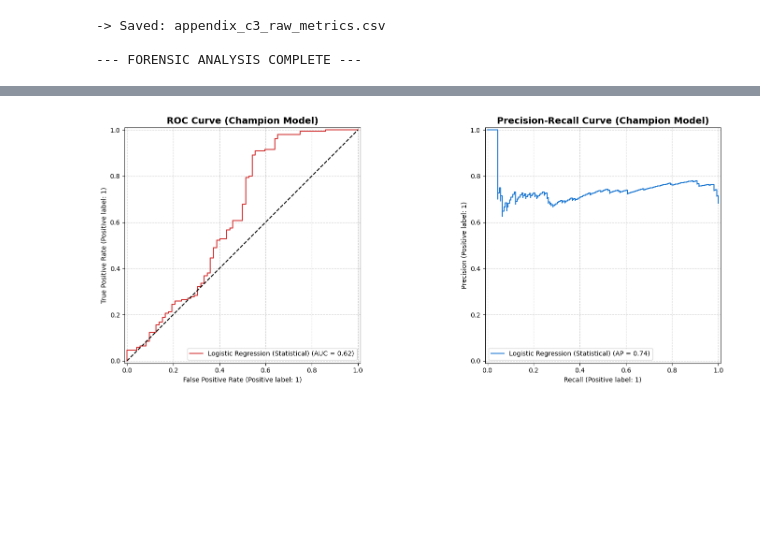
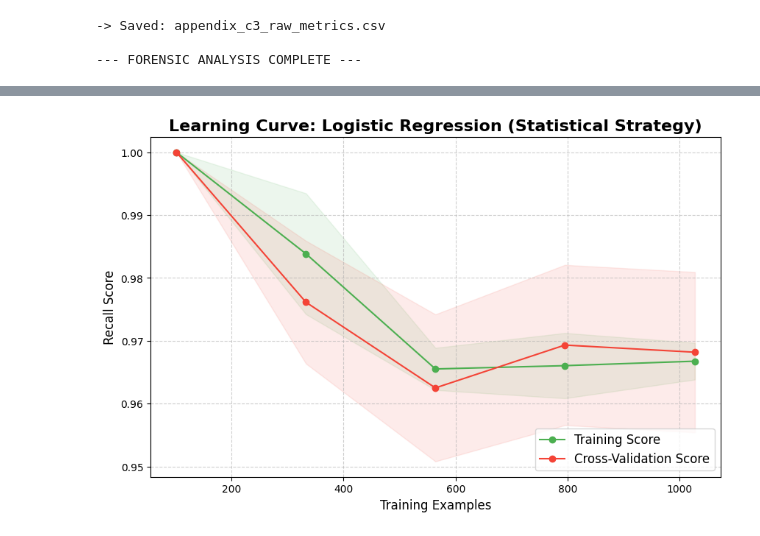
Before and after one commit to Ink-Falls/Thesis2_repo, a Jupyter notebook: notebooks/03.5_forensic_analysis_and_artifact_generation.ipynb, the cells around one changed output, grey strips where cells are left out. Saved outputs shown, nothing was run; the diff lists cells and outputs as text; code cells hidden in the pictures; blank space fills up the shorter version.

Commit message:
Added a learning curve for training and cross-validation to ensure model is not overfitting

```diff
--- a/notebooks/03.5_forensic_analysis_and_artifact_generation.ipynb
+++ b/notebooks/03.5_forensic_analysis_and_artifact_generation.ipynb
@@ -192,49 +192,81 @@ print("\n--- FORENSIC ANALYSIS COMPLETE ---")
 --- FORENSIC ANALYSIS COMPLETE ---
 # %%
 # -----------------------------------------------------------------------------
-# TASK 4: PERFORMANCE CURVES (ROC & PR)
-# Objective: Visualize the discrimination ability of the Champion Model.
+# TASK 4: LEARNING CURVES
+# Objective: Visualize Overfitting/Underfitting dynamics.
 # -----------------------------------------------------------------------------
 
+from sklearn.model_selection import learning_curve
 import matplotlib.pyplot as plt
-from sklearn.metrics import RocCurveDisplay, PrecisionRecallDisplay
 
-print("\n--- GENERATING PERFORMANCE CURVES ---")
+print("\n--- GENERATING LEARNING CURVES (Overfitting Check) ---")
 
-fig, (ax1, ax2) = plt.subplots(1, 2, figsize=(16, 6))
+# 1. Setup the Champion Pipeline (Same as Forensic Task 1)
+# We use the Statistical Preprocessing + Logistic Regression
+model = champion_model  # Using the LR model defined in Task 1
+# Use X_train_processed directly for speed.
 
-# 1. ROC Curve
-RocCurveDisplay.from_estimator(
-    champion_model,
-    X_test_processed,
-    y_test,
-    name="Logistic Regression (Statistical)",
-    color="#D32F2F",
-    ax=ax1,
+# 2. Compute Learning Curve
+# This runs the model on 10%, 30%, 50%... 100% of the data to see how it learns.
+train_sizes, train_scores, test_scores = learning_curve(
+    model,
+    X_train_processed,
+    y_train,
+    cv=5,
+    scoring="recall",  # Focus on our safety metric
+    n_jobs=-1,
+    train_sizes=np.linspace(0.1, 1.0, 5),
+    random_state=6,
 )
-ax1.set_title("ROC Curve (Champion Model)", fontsize=14, weight="bold")
-ax1.plot([0, 1], [0, 1], "k--", label="Chance (AUC = 0.5)")
-ax1.grid(True, linestyle="--", alpha=0.6)
 
-# 2. Precision-Recall Curve
-PrecisionRecallDisplay.from_estimator(
-    champion_model,
-    X_test_processed,
-    y_test,
-    name="Logistic Regression (Statistical)",
-    color="#1976D2",
-    ax=ax2,
+# 3. Calculate Mean and Std
+train_mean = np.mean(train_scores, axis=1)
+train_std = np.std(train_scores, axis=1)
+test_mean = np.mean(test_scores, axis=1)
+test_std = np.std(test_scores, axis=1)
+
+# 4. Plot
+plt.figure(figsize=(10, 6))
+plt.plot(train_sizes, train_mean, "o-", color="#4CAF50", label="Training Score")
+plt.plot(train_sizes, test_mean, "o-", color="#F44336", label="Cross-Validation Score")
+
+# Add bands for standard deviation (Visualizing stability)
+plt.fill_between(
+    train_sizes,
+    train_mean - train_std,
+    train_mean + train_std,
+    alpha=0.1,
+    color="#4CAF50",
 )
-ax2.set_title("Precision-Recall Curve (Champion Model)", fontsize=14, weight="bold")
-ax2.grid(True, linestyle="--", alpha=0.6)
+plt.fill_between(
+    train_sizes, test_mean - test_std, test_mean + test_std, alpha=0.1, color="#F44336"
+)
 
-plt.tight_layout()
+plt.title(
+    "Learning Curve: Logistic Regression (Statistical Strategy)",
+    fontsize=16,
+    weight="bold",
+)
+plt.xlabel("Training Examples", fontsize=12)
+plt.ylabel("Recall Score", fontsize=12)
+plt.legend(loc="lower right", fontsize=12)
+plt.grid(True, linestyle="--", alpha=0.6)
+
+# Save
+plt.savefig("figure_learning_curve.png", dpi=300)
+print("Artifact Saved: figure_learning_curve.png")
 plt.show()
 
-print(
-    "-> Insight: High Area Under Curve (AUC) confirms robust separation capabilities."
-)
-print(
-    "-> Insight: The PR Curve illustrates the trade-off between Safety (Recall) and False Alarms (Precision)."
-)
+# 5. Automated Interpretation
+gap = train_mean[-1] - test_mean[-1]
+print(f"Final Training Score: {train_mean[-1]:.4f}")
+print(f"Final CV Score:       {test_mean[-1]:.4f}")
+print(f"Gap:                  {gap:.4f}")
+
+if gap > 0.10:
+    print("-> WARNING: Potential Overfitting (High Variance).")
+elif gap < 0.05:
+    print(
+        "-> CONCLUSION: Robust Generalization (Low Variance). The model is NOT overfitting."
+    )
 # %% [output]
@@ -242 +275 @@ print(
-[figure, old version]
+[figure, new version]
```
Also changed, not shown: parts of 1 cell of this notebook, 1 other file.
